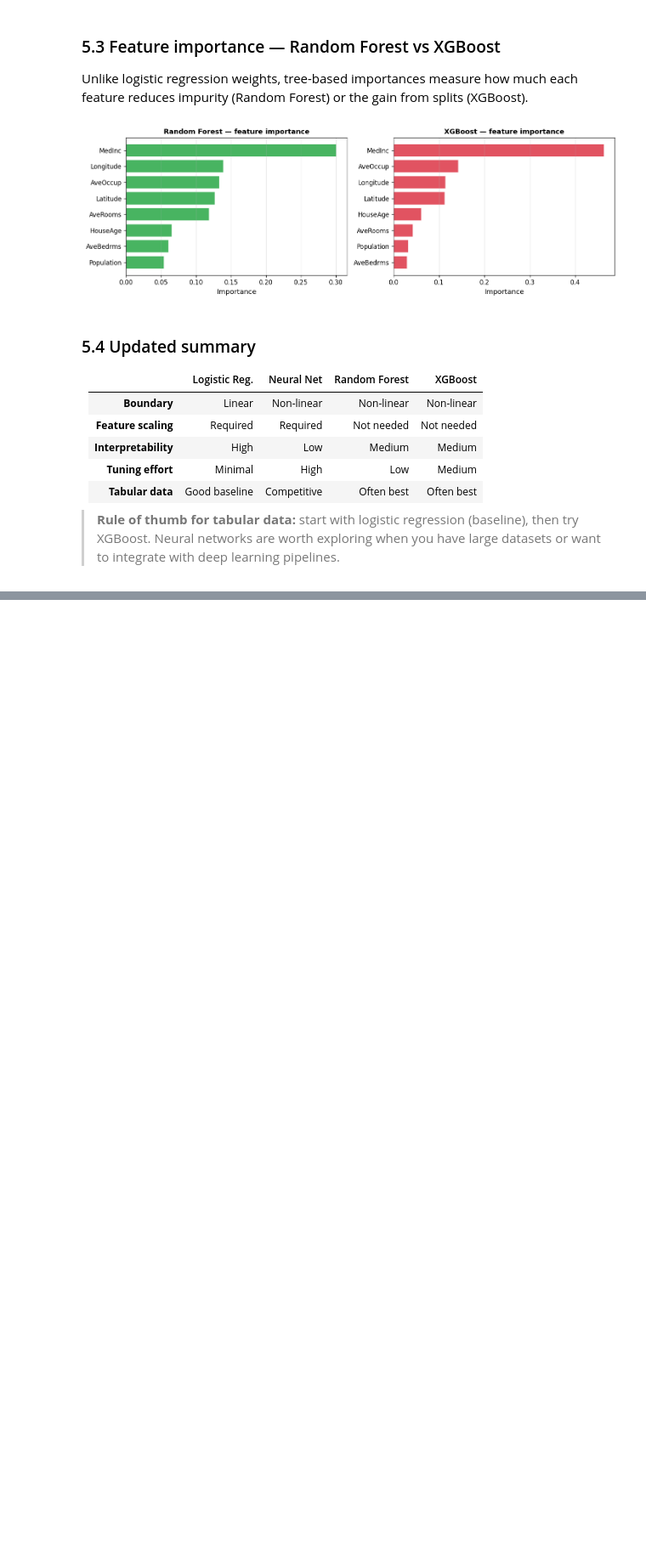
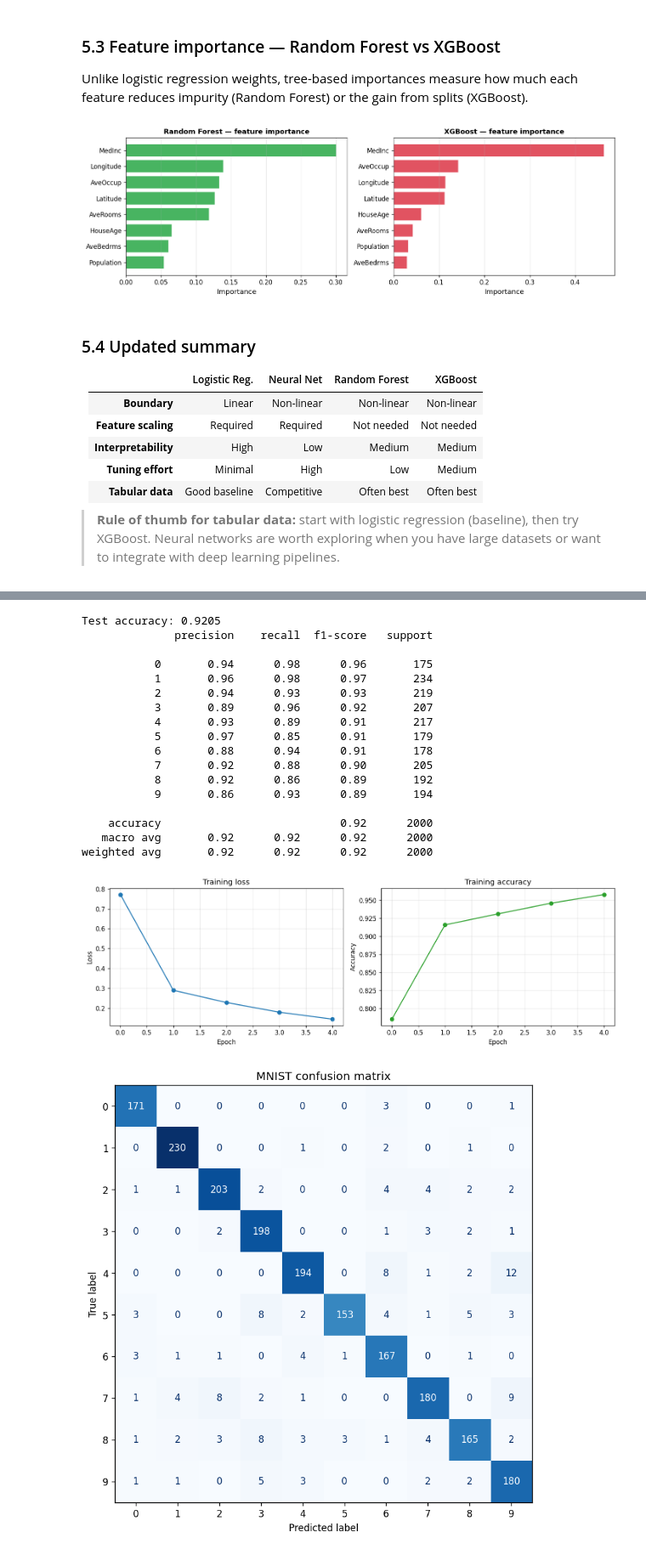
Before and after one commit to egozi/ai-rag-agents-course, a Jupyter notebook: meeting4-5/logistic-regression-neural-networks.ipynb, the cells around one changed output, grey strips where cells are left out. Shown at 85% size. Saved outputs shown, nothing was run; the diff lists cells and outputs as text; code cells hidden in the pictures; blank space fills up the shorter version.

```diff
--- a/meeting4-5/logistic-regression-neural-networks.ipynb
+++ b/meeting4-5/logistic-regression-neural-networks.ipynb
@@ -809,0 +829,18 @@ plt.show()
+# %%
+class MNISTMLP(nn.Module):
+    def __init__(self):
+        super().__init__()
+        self.net = nn.Sequential(
+            nn.Flatten(),
+            nn.Linear(28 * 28, 128),
+            nn.ReLU(),
+            nn.Linear(128, 64),
+            nn.ReLU(),
+            nn.Linear(64, 10)
+        )
+
+    def forward(self, x):
+        return self.net(x)
+
+model = MNISTMLP().to(device)
+print(model)
@@ -809,0 +895,58 @@ plt.show()
+# %%
+mnist_model.eval()
+y_true, y_pred = [], []
+
+with torch.no_grad():
+    for X_batch, y_batch in test_loader:
+        X_batch = X_batch.to(device)
+        logits = mnist_model(X_batch)
+        preds = logits.argmax(dim=1).cpu().numpy()
+
+        y_true.extend(y_batch.numpy())
+        y_pred.extend(preds)
+
+test_accuracy = np.mean(np.array(y_true) == np.array(y_pred))
+print(f"Test accuracy: {test_accuracy:.4f}")
+print(classification_report(y_true, y_pred))
+
+fig, axes = plt.subplots(1, 2, figsize=(12, 4))
+
+axes[0].plot([loss for loss, _ in history], marker="o", label="Train loss")
+axes[0].set_title("Training loss")
+axes[0].set_xlabel("Epoch")
+axes[0].set_ylabel("Loss")
+axes[0].grid(True, alpha=0.3)
+
+axes[1].plot([acc for _, acc in history], marker="o", color="#2ca02c", label="Train accuracy")
+axes[1].set_title("Training accuracy")
+axes[1].set_xlabel("Epoch")
+axes[1].set_ylabel("Accuracy")
+axes[1].grid(True, alpha=0.3)
+
+plt.tight_layout()
+plt.show()
+
+fig, ax = plt.subplots(figsize=(8, 8))
+ConfusionMatrixDisplay.from_predictions(y_true, y_pred, cmap="Blues", ax=ax, colorbar=False)
+ax.set_title("MNIST confusion matrix")
+plt.show()
+# %% [output]
+Test accuracy: 0.9205
+              precision    recall  f1-score   support
+
+           0       0.94      0.98      0.96       175
+           1       0.96      0.98      0.97       234
+           2       0.94      0.93      0.93       219
+           3       0.89      0.96      0.92       207
+           4       0.93      0.89      0.91       217
+           5       0.97      0.85      0.91       179
+           6       0.88      0.94      0.91       178
+           7       0.92      0.88      0.90       205
+           8       0.92      0.86      0.89       192
+           9       0.86      0.93      0.89       194
+
+    accuracy                           0.92      2000
+   macro avg       0.92      0.92      0.92      2000
+weighted avg       0.92      0.92      0.92      2000
+[figure, added]
+[figure, added]
```
Also changed, not shown: parts of 16 cells of this notebook, 5 other files.
